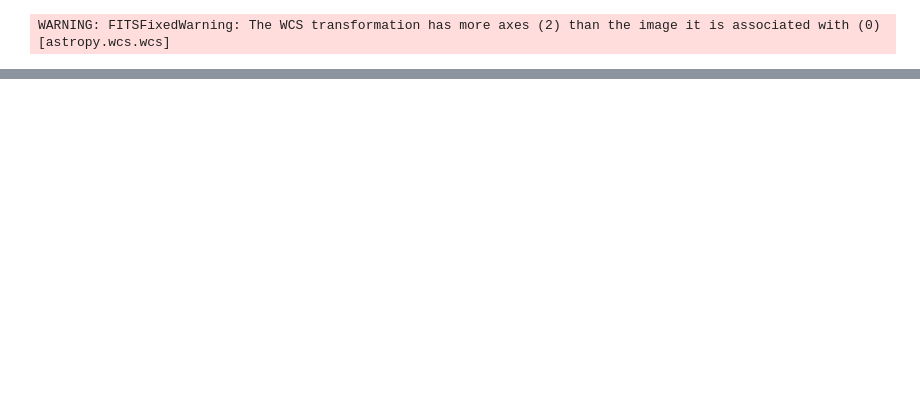
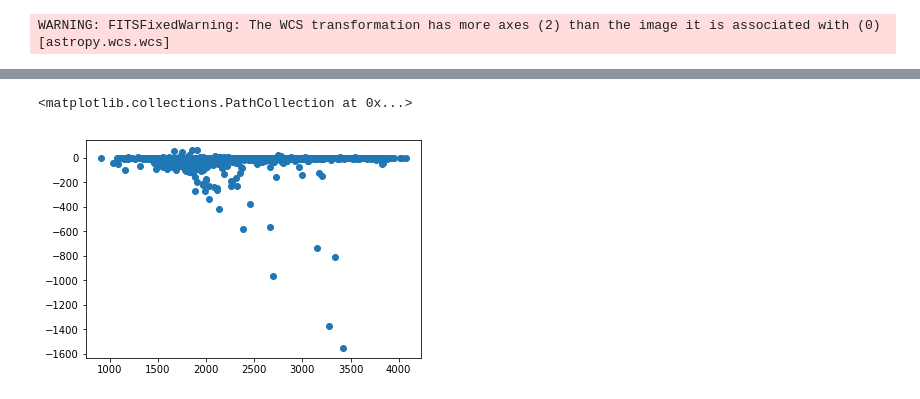
Before and after one commit to lsst/all_sky_phot, a Jupyter notebook: data/az_camera/L3_files.ipynb, the cells around one changed output, grey strips where cells are left out. Cells and saved outputs as stored; diff of their text form; code cells hidden in the pictures; blank space fills up the shorter version.

```diff
--- a/data/az_camera/L3_files.ipynb
+++ b/data/az_camera/L3_files.ipynb
@@ -102,0 +98,35 @@ forced_table['residual_aperture_sum'] = final_sum
+# %%
+# do photometry on the apertures and sky anuli.
+forced_table = aperture_photometry(image, [apertures, bkg_aper])
+# simple sky subtraction
+bkg_mean = forced_table['aperture_sum_1'] / bkg_aper.area()
+bkg_sum = bkg_mean * apertures.area()
+final_sum = forced_table['aperture_sum_0'] - bkg_sum
+forced_table['residual_aperture_sum'] = final_sum
+
+
+# Let's get the median sigma-clipped backgrounds
+# https://github.com/astropy/astropy-workshop/blob/master/09-Photutils/photutils_local_backgrounds.ipynb
+bkg_mask = bkg_aper.to_mask(method='center')
+bkg_median = []
+bkg_mean_clipped = []
+for mask in bkg_mask:
+    aper_data = mask.multiply(image)
+    aper_data = aper_data[mask.data > 0]
+
+    # perform a sigma-clipped median
+    mean_sigclip, median_sigclip, _ = sigma_clipped_stats(aper_data)
+    bkg_median.append(median_sigclip)
+    bkg_mean_clipped.append(mean_sigclip)
+
+bkg_median = np.array(bkg_median)
+mkg_mean_clipped = np.array(bkg_mean_clipped)
+# correct for aperture area, subtract the background, and add table columns
+forced_table['annulus_median'] = bkg_median
+forced_table['aperture_bkg2'] = bkg_median * apertures.area()
+forced_table['aperture_sum_bkgsub2'] = forced_table['aperture_sum_0'] - forced_table['aperture_bkg2']
+# %%
+plt.scatter(bkg_mean.data, bkg_mean_clipped- bkg_mean.data)
+# %% [output]
+<matplotlib.collections.PathCollection at 0x...>
+[figure, added]
```
Also changed, not shown: parts of 14 cells of this notebook, 2 other files.
